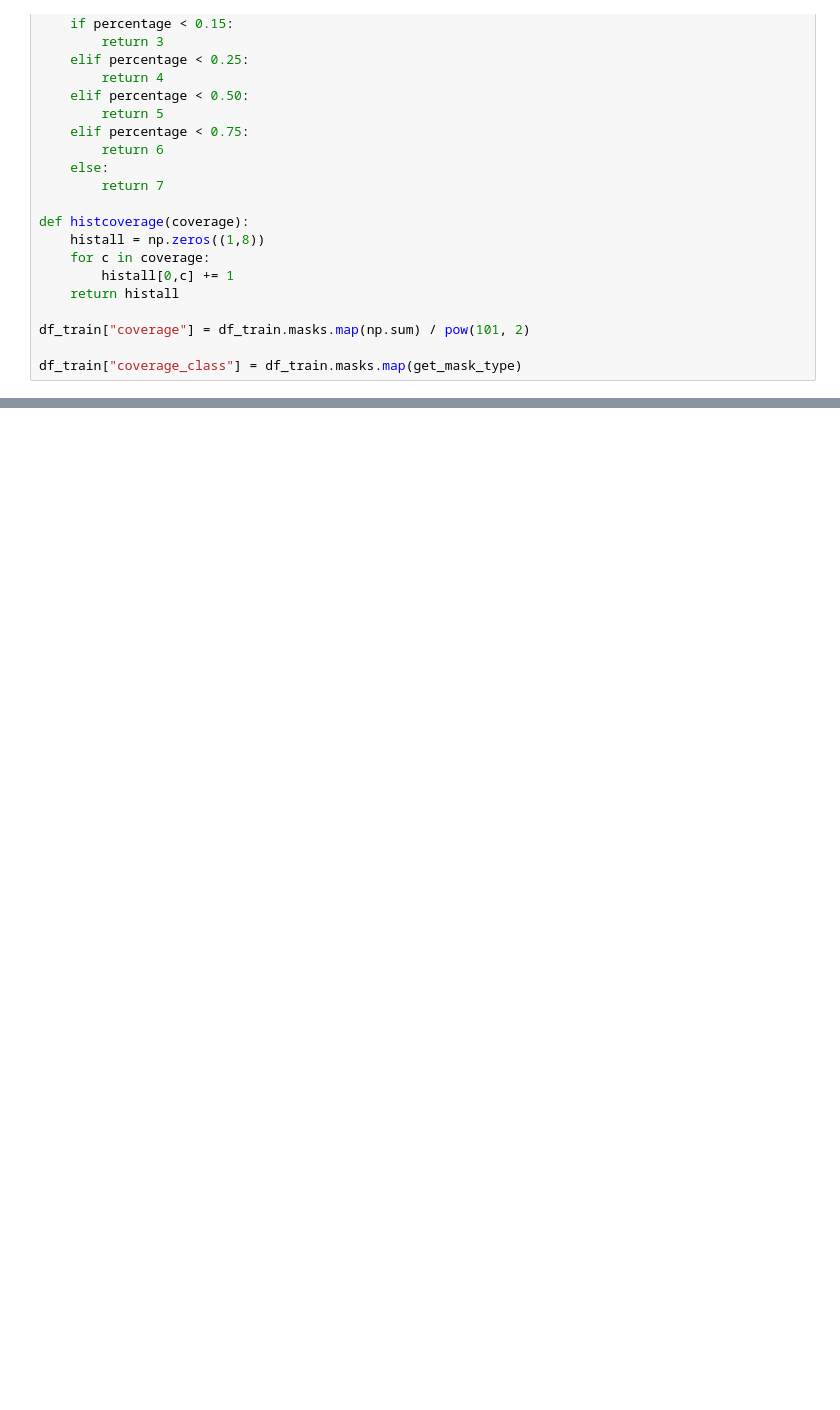
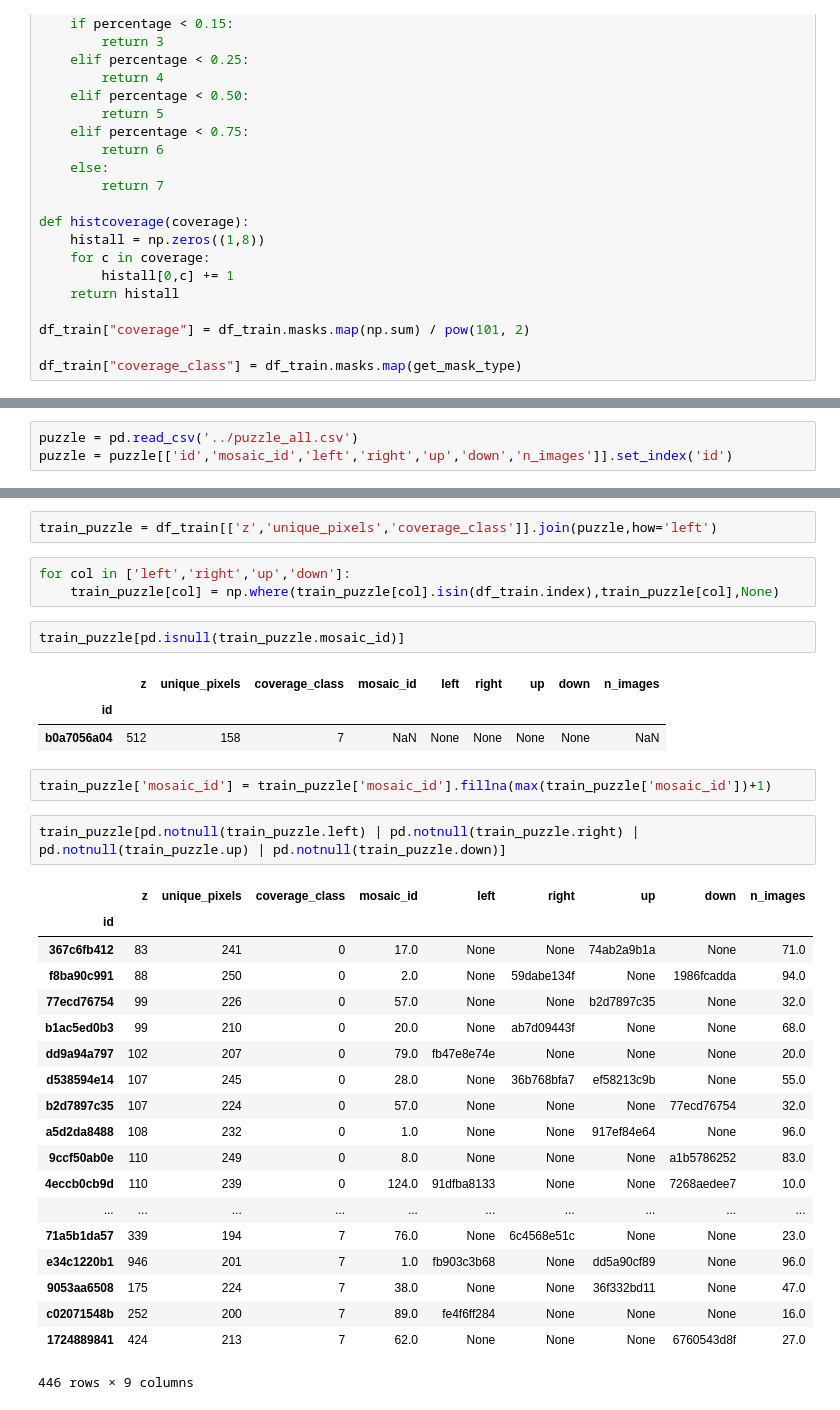
Before and after one commit to ybabakhin/kaggle_salt_bes_phalanx, a Jupyter notebook: datasets/EDA.ipynb, the cells around one changed output, grey strips where cells are left out. Saved outputs shown, nothing was run; the diff lists cells and outputs as text; blank space fills up the shorter version.

```diff
--- a/datasets/EDA.ipynb
+++ b/datasets/EDA.ipynb
@@ -98,0 +128,3 @@ df_train.coverage_class.value_counts()
+# %%
+puzzle = pd.read_csv('../puzzle_all.csv')
+puzzle = puzzle[['id','mosaic_id','left','right','up','down','n_images']].set_index('id')
@@ -98,0 +151,35 @@ df_train.coverage_class.value_counts()
+# %%
+train_puzzle = df_train[['z','unique_pixels','coverage_class']].join(puzzle,how='left')
+# %%
+for col in ['left','right','up','down']:
+    train_puzzle[col] = np.where(train_puzzle[col].isin(df_train.index),train_puzzle[col],None)
+# %%
+train_puzzle[pd.isnull(train_puzzle.mosaic_id)]
+# %% [output]
+|  | z | unique_pixels | coverage_class | mosaic_id | left | right | up | down | n_images |
+| id |  |  |  |  |  |  |  |  |  |
+| b0a7056a04 | 512 | 158 | 7 | NaN | None | None | None | None | NaN |
+# %%
+train_puzzle['mosaic_id'] = train_puzzle['mosaic_id'].fillna(max(train_puzzle['mosaic_id'])+1)
+# %%
+train_puzzle[pd.notnull(train_puzzle.left) | pd.notnull(train_puzzle.right) | pd.notnull(train_puzzle.up) | pd.notnull(train_puzzle.down)]
+# %% [output]
+|  | z | unique_pixels | coverage_class | mosaic_id | left | right | up | down | n_images |
+| id |  |  |  |  |  |  |  |  |  |
+| 367c6fb412 | 83 | 241 | 0 | 17.0 | None | None | 74ab2a9b1a | None | 71.0 |
+| f8ba90c991 | 88 | 250 | 0 | 2.0 | None | 59dabe134f | None | 1986fcadda | 94.0 |
+| 77ecd76754 | 99 | 226 | 0 | 57.0 | None | None | b2d7897c35 | None | 32.0 |
+| b1ac5ed0b3 | 99 | 210 | 0 | 20.0 | None | ab7d09443f | None | None | 68.0 |
+| dd9a94a797 | 102 | 207 | 0 | 79.0 | fb47e8e74e | None | None | None | 20.0 |
+| d538594e14 | 107 | 245 | 0 | 28.0 | None | 36b768bfa7 | ef58213c9b | None | 55.0 |
+| b2d7897c35 | 107 | 224 | 0 | 57.0 | None | None | None | 77ecd76754 | 32.0 |
+| a5d2da8488 | 108 | 232 | 0 | 1.0 | None | None | 917ef84e64 | None | 96.0 |
+| 9ccf50ab0e | 110 | 249 | 0 | 8.0 | None | None | None | a1b5786252 | 83.0 |
+| 4eccb0cb9d | 110 | 239 | 0 | 124.0 | 91dfba8133 | None | None | 7268aedee7 | 10.0 |
+| ... | ... | ... | ... | ... | ... | ... | ... | ... | ... |
+| 71a5b1da57 | 339 | 194 | 7 | 76.0 | None | 6c4568e51c | None | None | 23.0 |
+| e34c1220b1 | 946 | 201 | 7 | 1.0 | fb903c3b68 | None | dd5a90cf89 | None | 96.0 |
+| 9053aa6508 | 175 | 224 | 7 | 38.0 | None | None | 36f332bd11 | None | 47.0 |
+| c02071548b | 252 | 200 | 7 | 89.0 | fe4f6ff284 | None | None | None | 16.0 |
+| 1724889841 | 424 | 213 | 7 | 62.0 | None | None | None | 6760543d8f | 27.0 |
+446 rows × 9 columns
```
Also changed, not shown: parts of 34 cells of this notebook, 12 other files.
